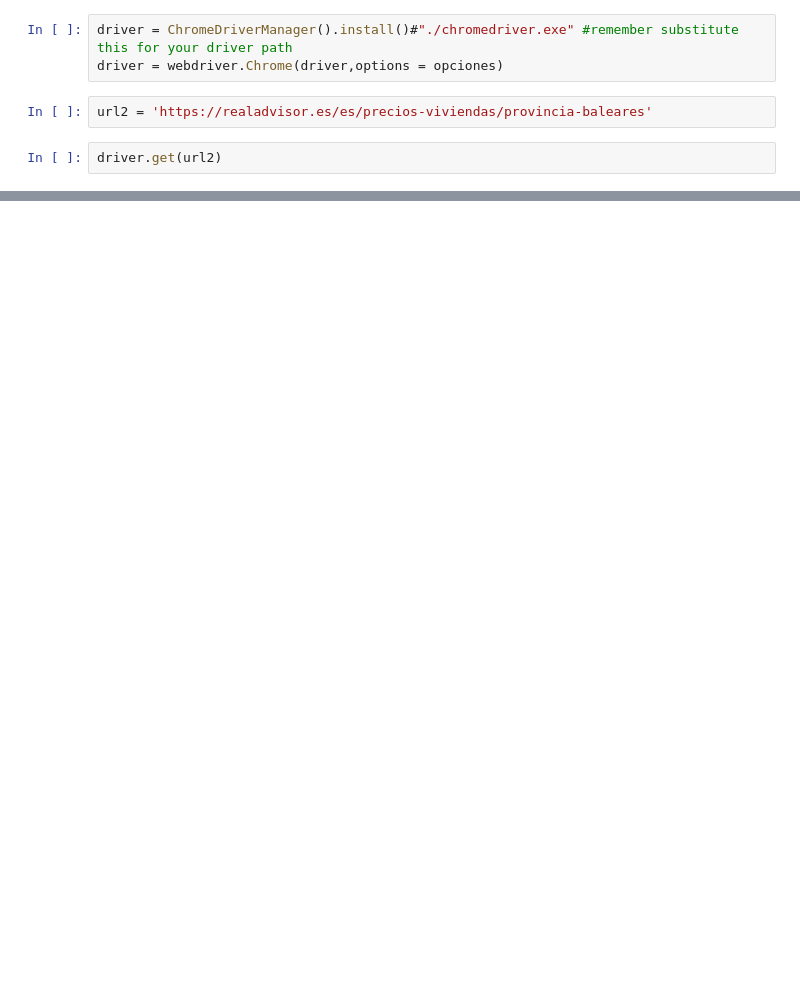
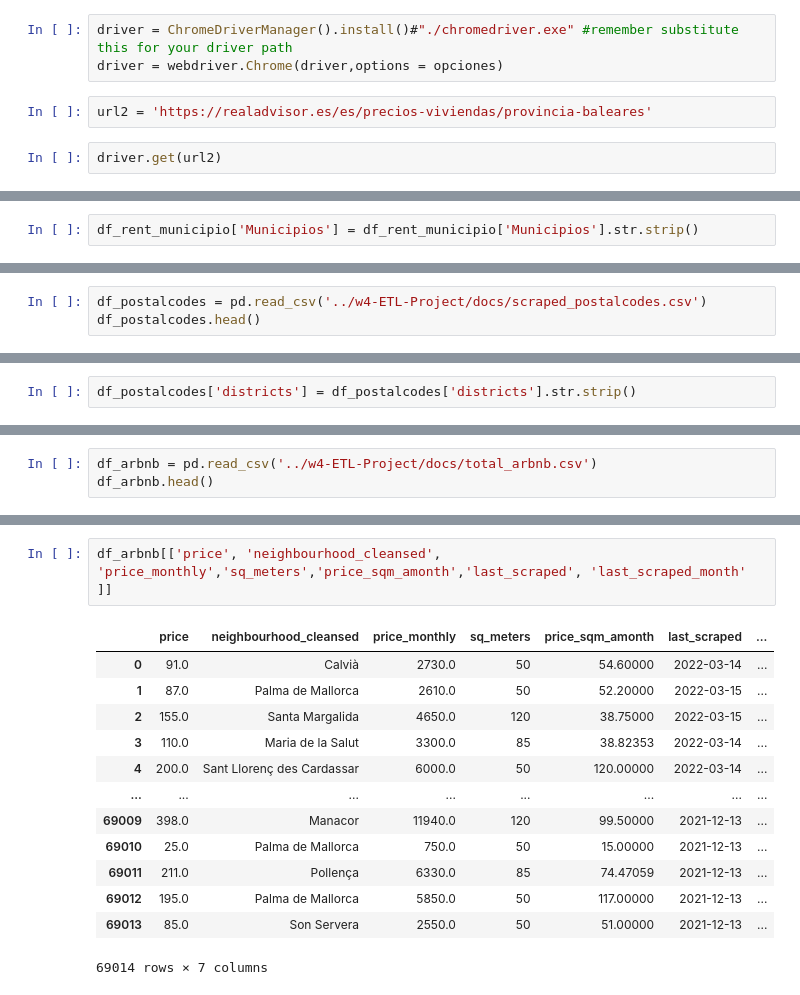
Before and after one commit to JaimeLeoz/w4-ETL-Project, a Jupyter notebook: MainWork-1.ipynb, the cells around one changed output, grey strips where cells are left out. Saved outputs shown, nothing was run; the diff lists cells and outputs as text; blank space fills up the shorter version.

Commit message:
lloro de alegria no me lo creo limpio los distritos de la tabla arbnb

```diff
--- a/MainWork-1.ipynb
+++ b/MainWork-1.ipynb
@@ -872,0 +890,2 @@ driver.quit()
+# %%
+df_rent_municipio['Municipios'] = df_rent_municipio['Municipios'].str.strip()
@@ -872,0 +1082,3 @@ driver.quit()
+# %%
+df_postalcodes = pd.read_csv('../w4-ETL-Project/docs/scraped_postalcodes.csv')
+df_postalcodes.head()
@@ -872,0 +1107,2 @@ driver.quit()
+# %%
+df_postalcodes['districts'] = df_postalcodes['districts'].str.strip()
@@ -872,0 +1261,3 @@ driver.quit()
+# %%
+df_arbnb = pd.read_csv('../w4-ETL-Project/docs/total_arbnb.csv')
+df_arbnb.head()
@@ -872,0 +1459,16 @@ driver.quit()
+# %%
+df_arbnb[['price', 'neighbourhood_cleansed', 'price_monthly','sq_meters','price_sqm_amonth','last_scraped', 'last_scraped_month' ]]
+# %% [output]
+|  | price | neighbourhood_cleansed | price_monthly | sq_meters | price_sqm_amonth | last_scraped | ... |
+| 0 | 91.0 | Calvià | 2730.0 | 50 | 54.60000 | 2022-03-14 | ... |
+| 1 | 87.0 | Palma de Mallorca | 2610.0 | 50 | 52.20000 | 2022-03-15 | ... |
+| 2 | 155.0 | Santa Margalida | 4650.0 | 120 | 38.75000 | 2022-03-15 | ... |
+| 3 | 110.0 | Maria de la Salut | 3300.0 | 85 | 38.82353 | 2022-03-14 | ... |
+| 4 | 200.0 | Sant Llorenç des Cardassar | 6000.0 | 50 | 120.00000 | 2022-03-14 | ... |
+| ... | ... | ... | ... | ... | ... | ... | ... |
+| 69009 | 398.0 | Manacor | 11940.0 | 120 | 99.50000 | 2021-12-13 | ... |
+| 69010 | 25.0 | Palma de Mallorca | 750.0 | 50 | 15.00000 | 2021-12-13 | ... |
+| 69011 | 211.0 | Pollença | 6330.0 | 85 | 74.47059 | 2021-12-13 | ... |
+| 69012 | 195.0 | Palma de Mallorca | 5850.0 | 50 | 117.00000 | 2021-12-13 | ... |
+| 69013 | 85.0 | Son Servera | 2550.0 | 50 | 51.00000 | 2021-12-13 | ... |
+69014 rows × 7 columns
```
Also changed, not shown: parts of 63 cells of this notebook, 40 other files.
